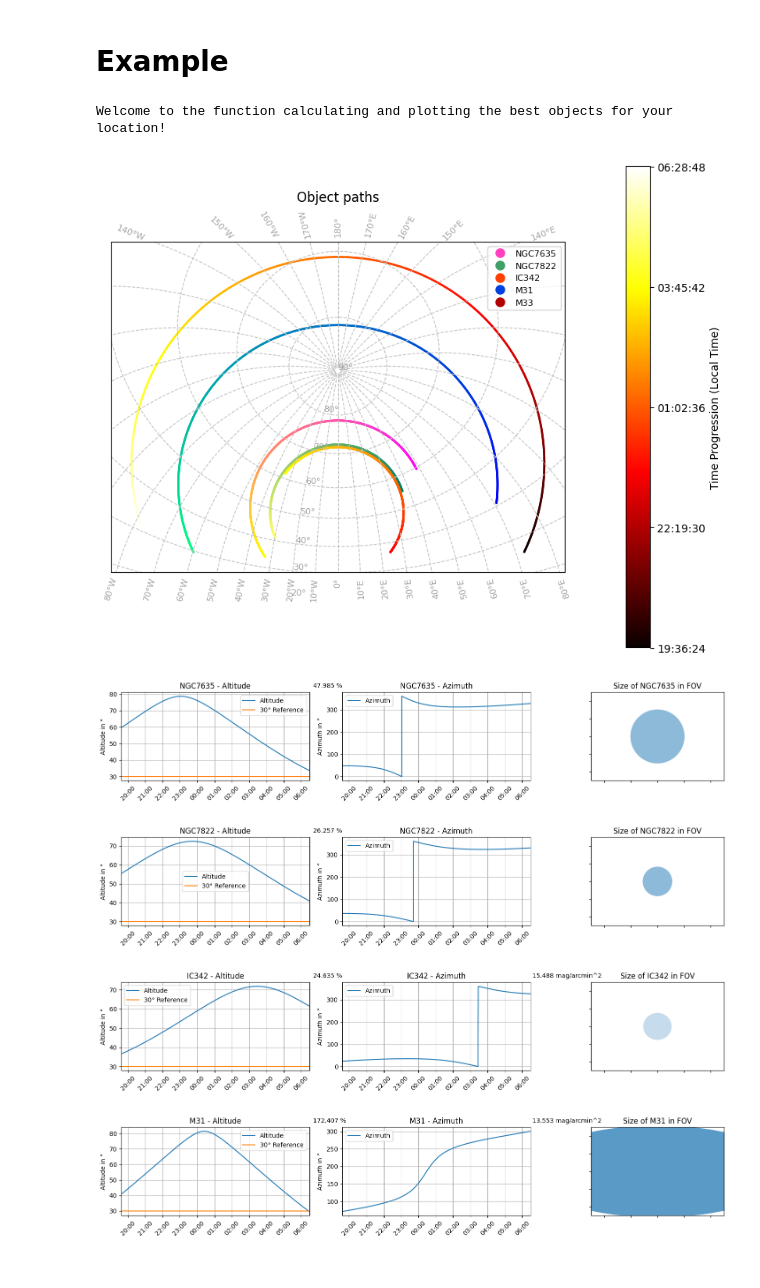
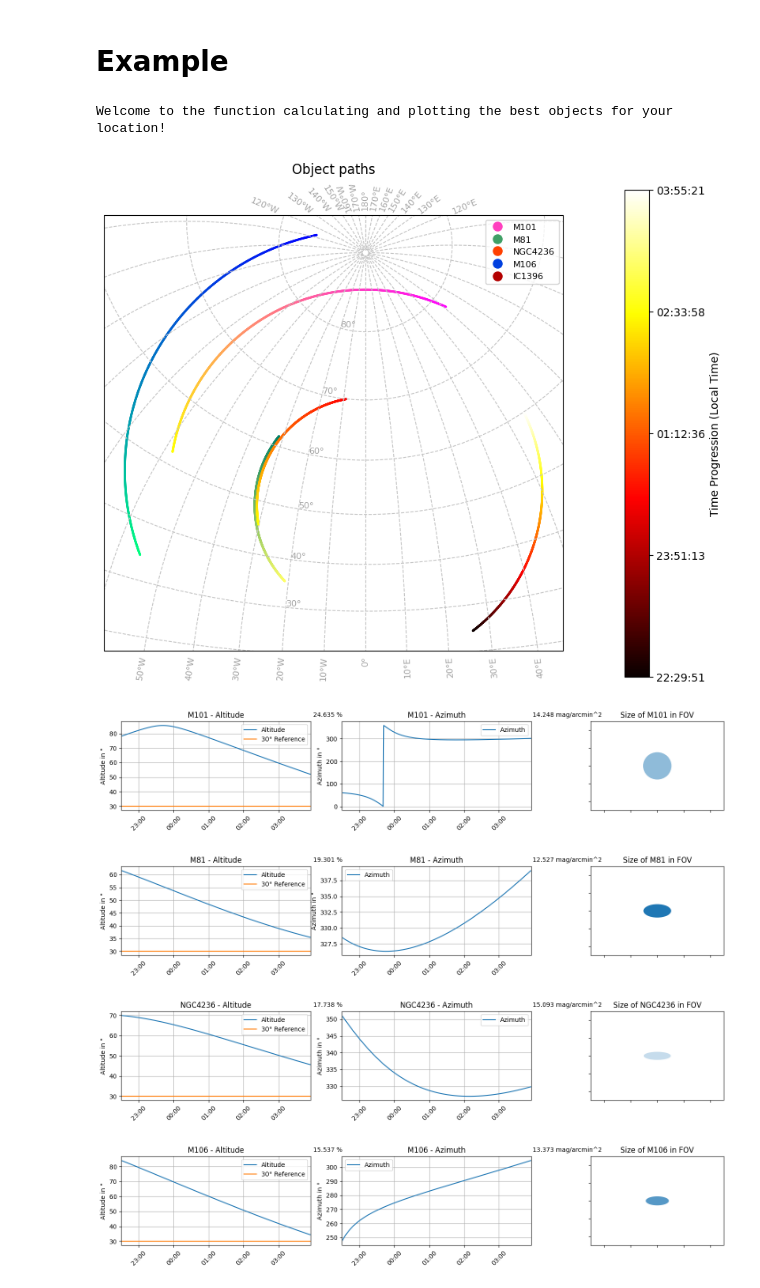
Before and after one commit to DP0604/AstroHelper, a Jupyter notebook: AstroHelper.ipynb, the cells around one changed output. Drawn from its saved outputs; the diff is of its cells as text; code cells hidden in the pictures.

```diff
--- a/AstroHelper.ipynb
+++ b/AstroHelper.ipynb
@@ -1054,6 +1054,7 @@ def PathViewer(data: np.ndarray, obs_date: str, timezone: str, Lon: float = 10.8
     legend_elements = []  # Speichern Sie Element für die Legende
 
     k = min(k, len(data[:, 0]))
+    max_H = []
 
     for n in range(k):
         if n in range(colored):
@@ -1069,13 +1070,15 @@ def PathViewer(data: np.ndarray, obs_date: str, timezone: str, Lon: float = 10.8
             label = None
 
         A, H = Az_Alt(time_frame, float(data[n, 1]), float(data[n, 2]), Lon, Lat)
+        max_H.append(np.max(H))
         norm = Normalize(vmin = start_jd, vmax = end_jd)
 
         ax.scatter(A, H, c = norm(time_frame), cmap = cmap, s = size, transform = ccrs.PlateCarree(), alpha = alpha, label = label)
 
-
         if n < 5:
             legend_elements.append(Line2D([0], [0], marker = 'o', color = 'w', label = f"{data[n, 0]}", markerfacecolor = cmap(0.25), markersize = 10))
+
+    max_H = np.array(max_H)
 
     gl = ax.gridlines(draw_labels = True, linestyle="--", color = "#c4c4c4")
     gl.xlocator = FixedLocator(np.arange(-180, 181, 10))
@@ -1091,10 +1094,10 @@ def PathViewer(data: np.ndarray, obs_date: str, timezone: str, Lon: float = 10.8
     x_label_position = -20
 
     if Lat >= 0:
-        latitudes = range(round(int(np.min(H)), -1), 91, 10)
+        latitudes = range(round(int(np.min(H)), -1)+10, round(int(np.max(max_H)), -1)+10, 10)
         va = "bottom"
     else:
-        latitudes = range(round(int(np.mean(np.abs(H))), -1), 91, 10)
+        latitudes = range(round(int(np.min(np.abs(H))), -1)+10, round(int(np.max(max_H)), -1)+10, 10)
         va = "bottom"
     for lat in latitudes:
         ax.text(x_label_position, lat, f"{abs(lat)}°",
@@ -1472,29 +1475,29 @@ def PlotBestObjects(objects: np.ndarray, obs_date: str, timezone: str, Lon: floa
 # %%
 # Example usage
 
 # Loading the object files
 messier_arr = load_variable_column_file("Messier.txt")
 NGC_arr = load_variable_column_file("NGC.txt")
 IC_arr = load_variable_column_file("IC.txt")
 
 data_arr = np.vstack((messier_arr, NGC_arr, IC_arr))
 
 #Location data of your observation point (e.g., Dr. Remeis Observatory)
 Lon = 10.88846
 Lat = 49.88474
 ele = 282
 
-TelescopeData(FocalLength=750) # Function to set your telescope data. (Focal length, Pixel Size, Dimensions)
+TelescopeData() # Function to set your telescope data. (Focal length, Pixel Size, Dimensions)
 
-selected_date = "2024-10-15" # Example date in format "YYYY-MM-DD"
+selected_date = "2025-05-17" # Example date in format "YYYY-MM-DD"
 timezone = "Europe/Berlin" # Example timezone
 
 final_best = Final_Best(data_arr, obs_date = selected_date, Lon = Lon, Lat = Lat, ele = ele, timezone = timezone, min_frac = 0.15, max_frac = 0, Galaxies = 1,Nebulae = 1) # Example function call to get the best objects
 PlotBestObjects(objects = data_arr, obs_date = selected_date, Lon = Lon, Lat = Lat, ele = ele, timezone = timezone, min_frac = 0.15, max_frac = 0, k = 5, Galaxies = 1, Nebulae = 1) # Example function call to plot the best objects
 # %% [output]
 Welcome to the function calculating and plotting the best objects for your location!
-[figure, old version]
+[figure, new version]
-[figure, old version]
+[figure, new version]
-[figure, old version]
+[figure, new version]
-[figure, old version]
+[figure, new version]
-[figure, old version]
+[figure, new version]
```
Also changed, not shown: parts of 1 cell of this notebook, 2 other files.
